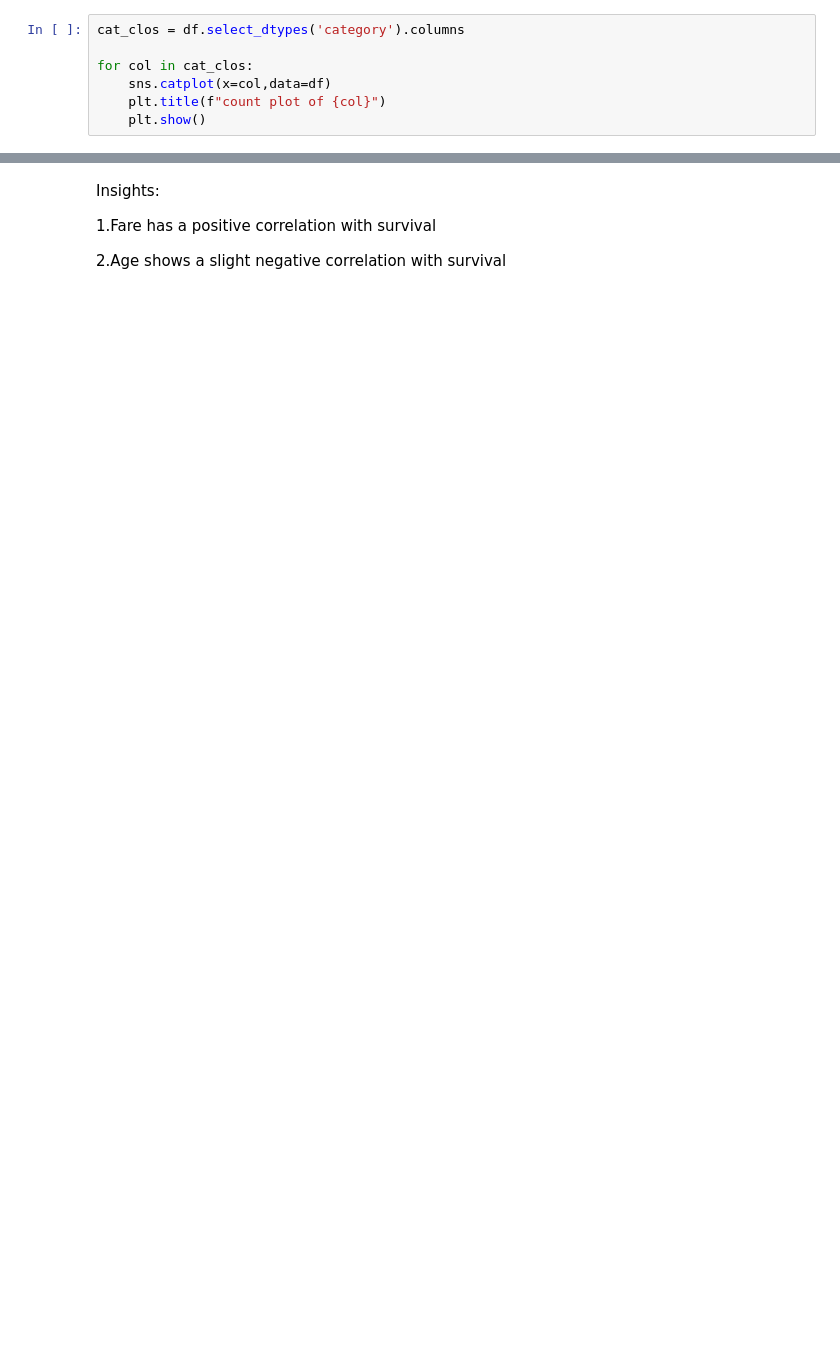
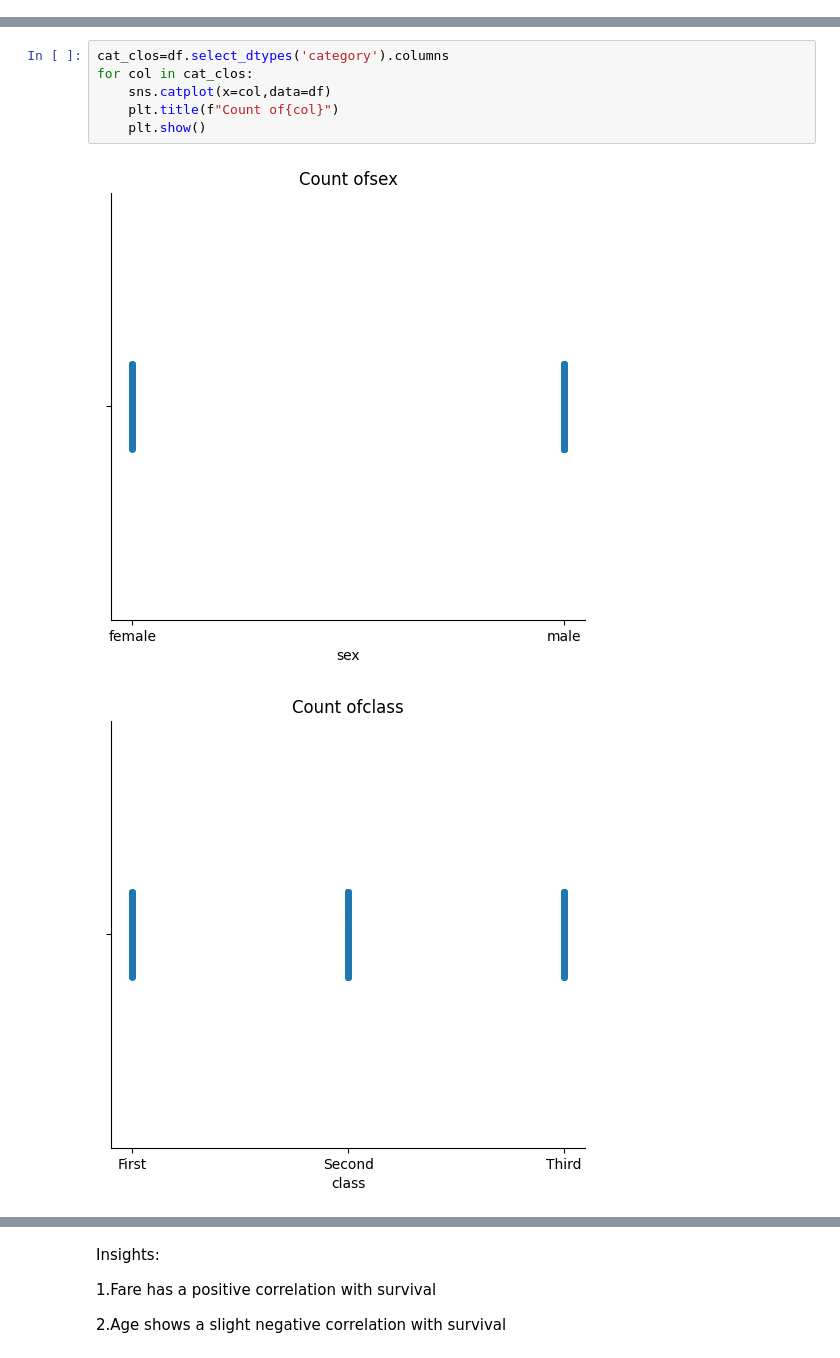
Before and after one commit to adhithyak07/data_analysis, a Jupyter notebook: EDA.ipynb, the cells around one changed output, grey strips where cells are left out. Cells and saved outputs as stored; diff of their text form; blank space fills up the shorter version.

```diff
--- a/EDA.ipynb
+++ b/EDA.ipynb
@@ -239,7 +0,0 @@ plt.show()
-# %%
-cat_clos = df.select_dtypes('category').columns
-
-for col in cat_clos:
-    sns.catplot(x=col,data=df)
-    plt.title(f"count plot of {col}")
-    plt.show()
@@ -274,0 +203,9 @@ plt.show()
+# %%
+cat_clos=df.select_dtypes('category').columns
+for col in cat_clos:
+    sns.catplot(x=col,data=df)
+    plt.title(f"Count of{col}")
+    plt.show()
+# %% [output]
+[figure, added]
+[figure, added]
```
Also changed, not shown: parts of 46 cells of this notebook, 11 other files.
